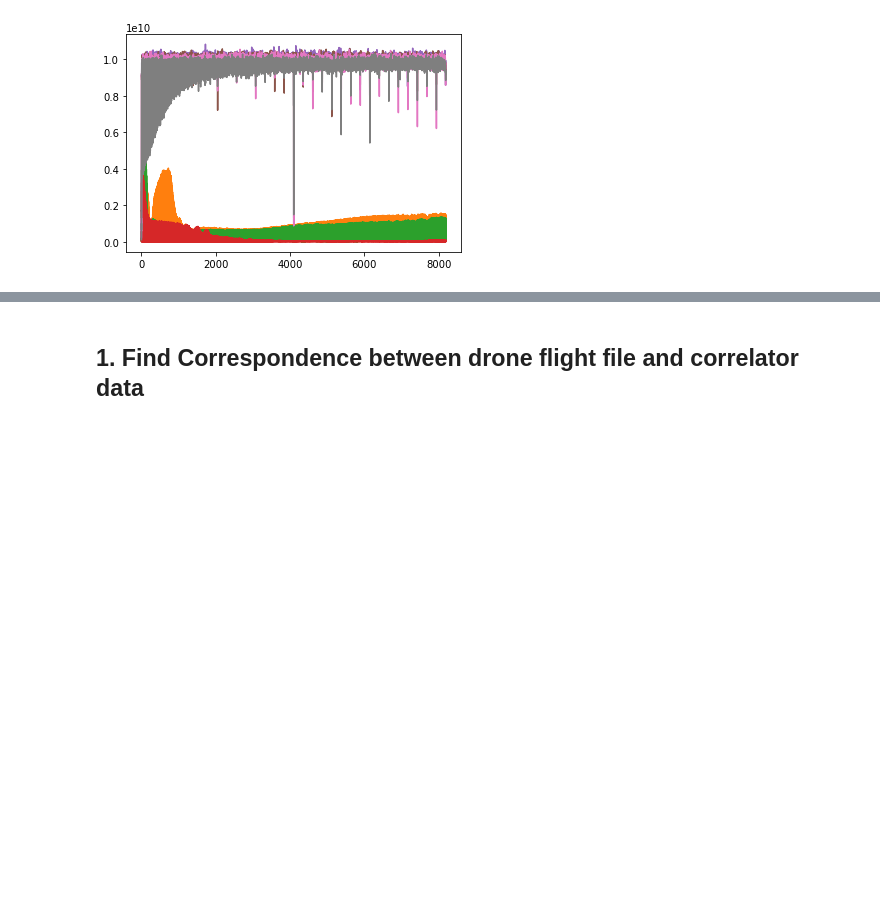
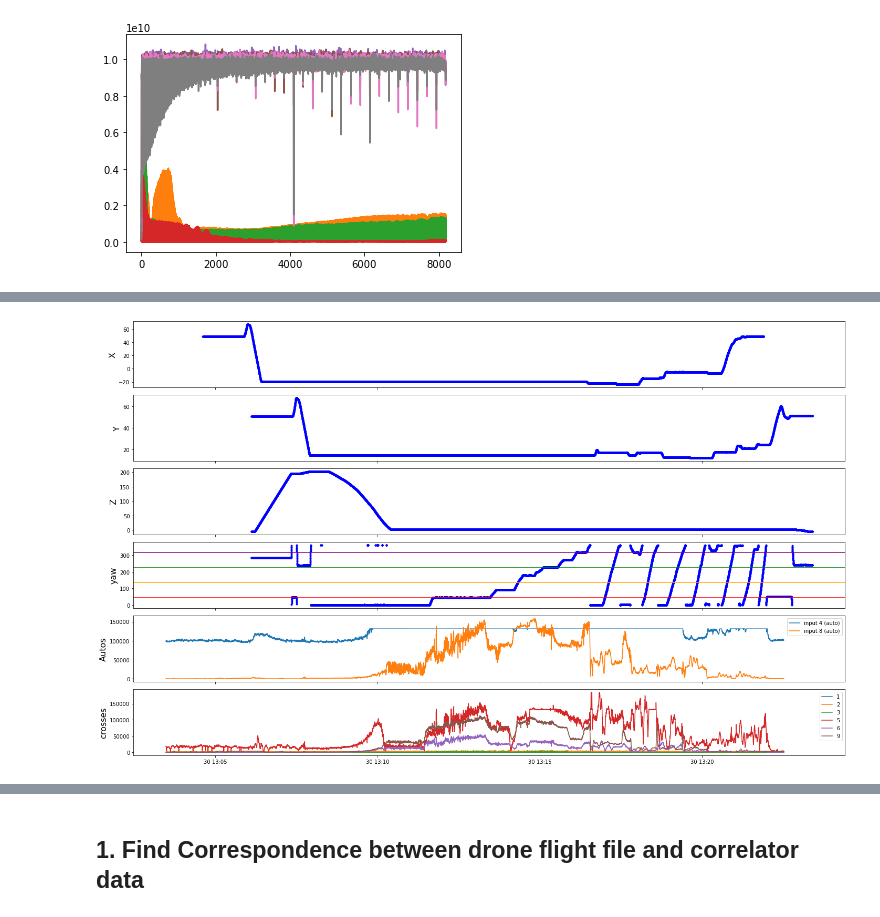
Before and after one commit to WrightLaboratory/DigitalNoiseSource, a Jupyter notebook: notebooks/LBN_DNS_GBO.ipynb, the cells around one changed output, grey strips where cells are left out. Saved outputs shown, nothing was run; the diff lists cells and outputs as text; code cells hidden in the pictures; blank space fills up the shorter version.

```diff
--- a/notebooks/LBN_DNS_GBO.ipynb
+++ b/notebooks/LBN_DNS_GBO.ipynb
@@ -417,0 +381,40 @@ plt.show()
+# %%
+addtime=-3.5*60
+
+
+fig, (ax1, ax2,ax3,ax4,ax5,ax6) = plt.subplots(nrows=6, ncols=1, sharex=True,figsize=(20, 12))
+
+# Plot data on each axis
+ax1.plot(dronedata.t_arr_datetime + datetime.timedelta(seconds=-5*60),dronedata.coords_xyz_LC[:,0],'b.')
+ax1.set_ylabel('X',fontsize=16)
+
+ax2.plot(dronedata.t_arr_datetime + datetime.timedelta(seconds=addtime),dronedata.coords_xyz_LC[:,1],'b.')
+ax2.set_ylabel('Y',fontsize=16)
+
+ax3.plot(dronedata.t_arr_datetime + datetime.timedelta(seconds=addtime),dronedata.coords_xyz_LC[:,2],'b.')
+ax3.set_ylabel('Z',fontsize=16)
+
+ax4.plot(dronedata.t_arr_datetime + datetime.timedelta(seconds=addtime),dronedata.yaw,'b.')
+ax4.axhline(45,color='red')
+ax4.axhline(135,color='orange')
+ax4.axhline(225,color='green')
+ax4.axhline(315,color='purple')
+ax4.set_ylabel('yaw',fontsize=16)
+
+#ax5.plot(corrdata.t_arr_datetime,np.abs(corrdata.V[:,f_ind,8]),label='input 8 (cross)')
+ax5.plot(corrdata.t_arr_datetime,np.abs(corrdata.V[:,f_ind,4]),label='input 4 (auto)')
+ax5.plot(corrdata.t_arr_datetime,np.abs(corrdata.V[:,f_ind,8]),label='input 8 (auto)')
+ax5.set_ylabel('Autos',fontsize=16)
+ax5.legend()
+
+for i in [1,2,3,5,6,9]:#np.arange(0,10):
+    ax6.plot(corrdata.t_arr_datetime,abs(corrdata.V[:,f_ind,i]),label=str(i))#'real')
+    #plt.plot(corrdata.t_arr_datetime,corrdata.V[:,f_ind,i].imag,label='imag')
+    ax6.legend()
+ax6.set_ylabel('crosses',fontsize=16)
+
+
+plt.tight_layout()
+plt.show()
+# %% [output]
+[figure, added]
```
Also changed, not shown: parts of 11 cells of this notebook.
